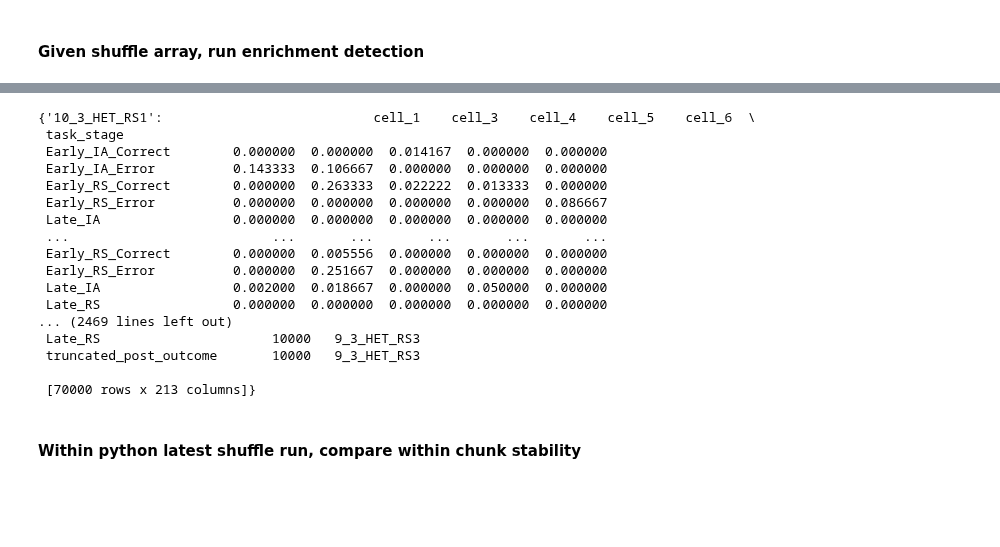
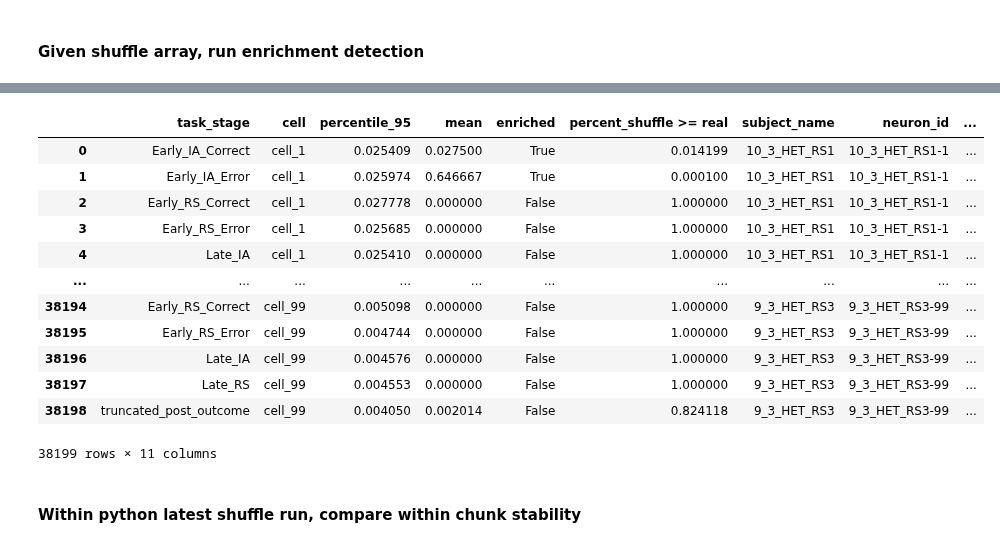
Before and after one commit to cjohnsoncruz/dlx56_mPFC_1p_SohalLab, a Jupyter notebook: code/preprocess matlab data v9_random_permute_test.ipynb, the cells around one changed output, grey strips where cells are left out. Drawn from its saved outputs; the diff is of its cells as text; code cells hidden in the pictures; blank space fills up the shorter version.

```diff
--- a/code/preprocess matlab data v9_random_permute_test.ipynb
+++ b/code/preprocess matlab data v9_random_permute_test.ipynb
@@ -299,18 +311,8 @@ def create_shuffled_df_preconverted_real_random(args):
 # %%
-from preprocess_functions.shuffle_methods import prepare_shuffle_data, create_shuffled_df_preconverted, log_shuffle_run, get_latest_shuffle_folder, load_latest_shuffle_run
-
-#set shuffle storage data folder
-run_output_folder = results_dir / Path(f"{data_type_used}_{normalize}_norm_ensemble_detection_{datetime.now().strftime('%d-%b-%Y')}_{n_shuf_per_subject} shuffles")
-print(f" saving to {run_output_folder}")
-run_output_folder.mkdir(parents=True, exist_ok=True)
-shuffle_storage_folder = run_output_folder/ Path(f"shuffled_dfs_{n_shuf_per_subject}_per_subject")
-print(f"storing shuffles in {shuffle_storage_folder}")
-shuffle_storage_folder.mkdir(parents=True, exist_ok=True)
-
+################## set up main loop
 #set RNG info
 rng_master = np.random.default_rng(base_seed) # Generate random seeds once at the start
 seed_min, seed_max = 0, 2**31 # Generate N random seeds (each will be different)
-
 
 ## main shuffle body
 all_subject_shuffles = {} # Process each subject with their allocated seed range
@@ -324,14 +326,13 @@ if run_shuffles:
         prepared_data = prepare_shuffle_data(subject_raster_df, cell_col)  # Convert once
         if data_type_used == 'true_permute_raster':
             print(f"Real random permutation test:")
-
-
+            output_shuff = Parallel(n_jobs=n_jobs, backend="loky", verbose=1)(delayed(create_shuffled_df_preconverted_real_random)((prepared_data, int(seed))) for seed in subject_seeds)
         else:
             output_shuff = Parallel(n_jobs=n_jobs, backend="loky", verbose=1)(delayed(create_shuffled_df_preconverted)((prepared_data, int(seed))) for seed in subject_seeds)
         # output_shuff = Parallel(n_jobs=n_jobs, backend="loky", verbose=1)(delayed(create_shuffled_df_optimized)((subject_raster_df, cell_col, int(seed))) for seed in subject_seeds)
         #concat and save files
         all_shuffle_means = pd.concat(output_shuff).drop(0).reset_index('trial_section', drop = True)
-        all_shuffle_means = all_shuffle_means.assign(**{'date_saved': datetime.now().strftime("%Y-%m-%d %H:%M"),
+        all_shuffle_means = all_shuffle_means.assign(**{'date_saved': datetime.now().strftime("%Y-%m-%d %H:%M"), 'data_type_used': data_type_used,
                                                         'n_shuffles': n_shuf_per_subject, 'subject_name': subject_name})
         all_subject_shuffles[subject_name] = all_shuffle_means
         all_shuffle_means.to_parquet(shuffle_storage_folder / Path(f"{subject_name}_shuffled_mean_activity.parquet"))   #save file
@@ -481,23 +583,19 @@ Saving C:\Users\13car\Dropbox\local_github_repos_personal\dlx56_mPFC_1p_SohalLab
 # %%
-all_subject_shuffles
+all_ensembles
 # %% [output]
+|  | task_stage | cell | percentile_95 | mean | enriched | percent_shuffle >= real | subject_name | neuron_id | ... |
+| 0 | Early_IA_Correct | cell_1 | 0.025409 | 0.027500 | True | 0.014199 | 10_3_HET_RS1 | 10_3_HET_RS1-1 | ... |
+| 1 | Early_IA_Error | cell_1 | 0.025974 | 0.646667 | True | 0.000100 | 10_3_HET_RS1 | 10_3_HET_RS1-1 | ... |
+| 2 | Early_RS_Correct | cell_1 | 0.027778 | 0.000000 | False | 1.000000 | 10_3_HET_RS1 | 10_3_HET_RS1-1 | ... |
+| 3 | Early_RS_Error | cell_1 | 0.025685 | 0.000000 | False | 1.000000 | 10_3_HET_RS1 | 10_3_HET_RS1-1 | ... |
+| 4 | Late_IA | cell_1 | 0.025410 | 0.000000 | False | 1.000000 | 10_3_HET_RS1 | 10_3_HET_RS1-1 | ... |
+| ... | ... | ... | ... | ... | ... | ... | ... | ... | ... |
+| 38194 | Early_RS_Correct | cell_99 | 0.005098 | 0.000000 | False | 1.000000 | 9_3_HET_RS3 | 9_3_HET_RS3-99 | ... |
+| 38195 | Early_RS_Error | cell_99 | 0.004744 | 0.000000 | False | 1.000000 | 9_3_HET_RS3 | 9_3_HET_RS3-99 | ... |
+| 38196 | Late_IA | cell_99 | 0.004576 | 0.000000 | False | 1.000000 | 9_3_HET_RS3 | 9_3_HET_RS3-99 | ... |
+| 38197 | Late_RS | cell_99 | 0.004553 | 0.000000 | False | 1.000000 | 9_3_HET_RS3 | 9_3_HET_RS3-99 | ... |
+| 38198 | truncated_post_outcome | cell_99 | 0.004050 | 0.002014 | False | 0.824118 | 9_3_HET_RS3 | 9_3_HET_RS3-99 | ... |
-{'10_3_HET_RS1':                           cell_1    cell_3    cell_4    cell_5    cell_6  \
- task_stage
- Early_IA_Correct        0.000000  0.000000  0.014167  0.000000  0.000000
- Early_IA_Error          0.143333  0.106667  0.000000  0.000000  0.000000
- Early_RS_Correct        0.000000  0.263333  0.022222  0.013333  0.000000
- Early_RS_Error          0.000000  0.000000  0.000000  0.000000  0.086667
- Late_IA                 0.000000  0.000000  0.000000  0.000000  0.000000
- ...                          ...       ...       ...       ...       ...
- Early_RS_Correct        0.000000  0.005556  0.000000  0.000000  0.000000
- Early_RS_Error          0.000000  0.251667  0.000000  0.000000  0.000000
- Late_IA                 0.002000  0.018667  0.000000  0.050000  0.000000
- Late_RS                 0.000000  0.000000  0.000000  0.000000  0.000000
-... (2469 lines left out)
- Late_RS                      10000   9_3_HET_RS3
- truncated_post_outcome       10000   9_3_HET_RS3
-
- [70000 rows x 213 columns]}
+38199 rows × 11 columns
 # %% [markdown]
 #### Within python latest shuffle run, compare within chunk stability
 # %%
```
Also changed, not shown: parts of 6 cells of this notebook, 3 other files.
